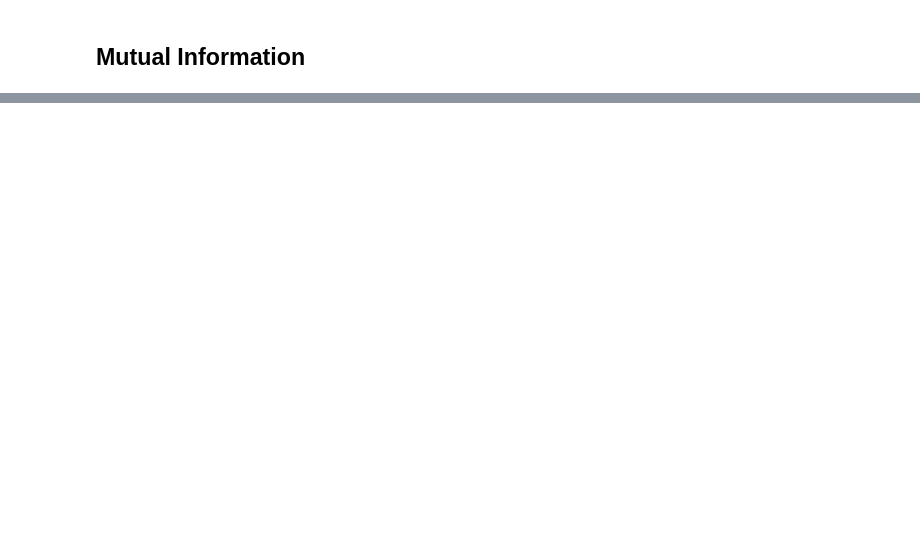
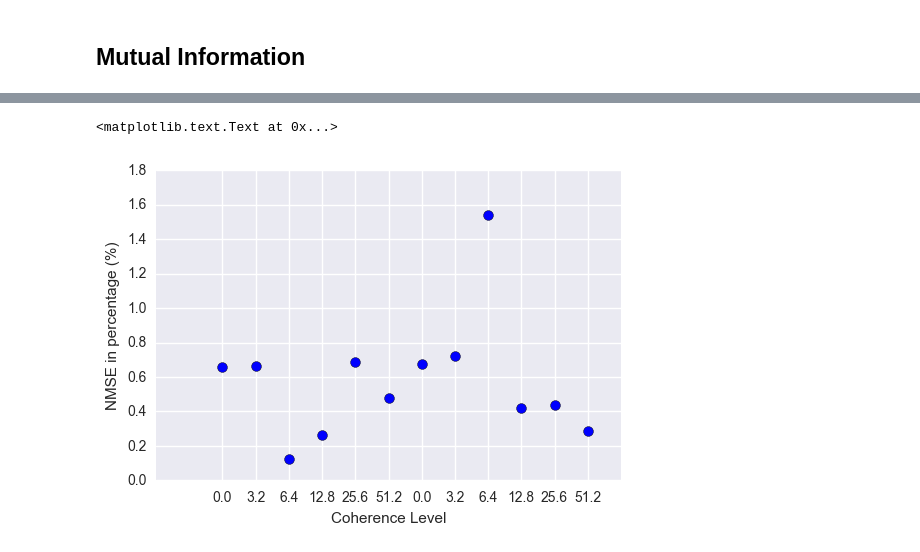
Before and after one commit to pearsonlab/spiketopics, a Jupyter notebook: experiments/roitman/explore_inferred_states.ipynb, the cells around one changed output, grey strips where cells are left out. Drawn from its saved outputs; the diff is of its cells as text; code cells hidden in the pictures; blank space fills up the shorter version.

```diff
--- a/experiments/roitman/explore_inferred_states.ipynb
+++ b/experiments/roitman/explore_inferred_states.ipynb
@@ -348,0 +368,13 @@ pd.DataFrame(mi_mat.T, columns=row_labels)
+# %%
+diff = fr.values - pred_df.values
+denom = np.mean(fr.values, axis=0) * np.mean(pred_df.values, axis=0)
+
+nmse = np.mean(diff * diff, axis=0) / denom
+# %%
+plt.scatter(xrange(len(nmse)), nmse * 100, s=50)
+plt.xticks(xrange(len(colnames)), colnames,  horizontalalignment='center')
+plt.xlabel('Coherence Level')
+plt.ylabel('NMSE in percentage (%)')
+# %% [output]
+<matplotlib.text.Text at 0x...>
+[figure, added]
```
Also changed, not shown: parts of 21 cells of this notebook.
